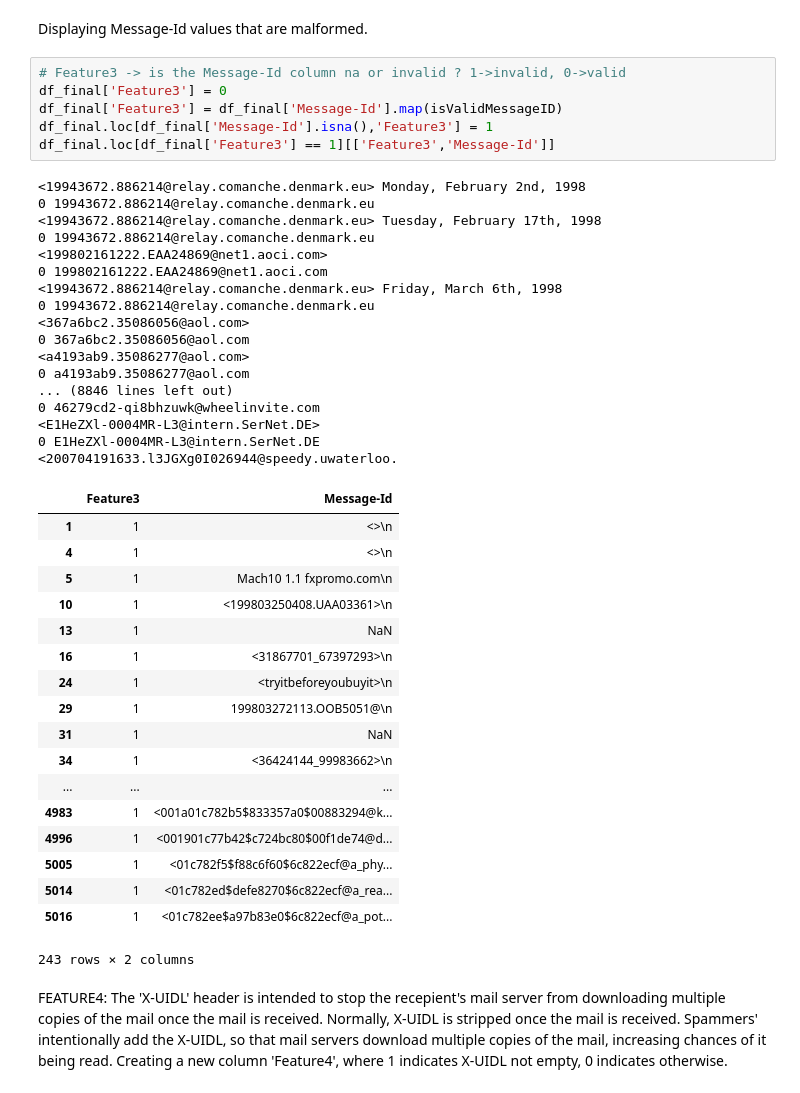
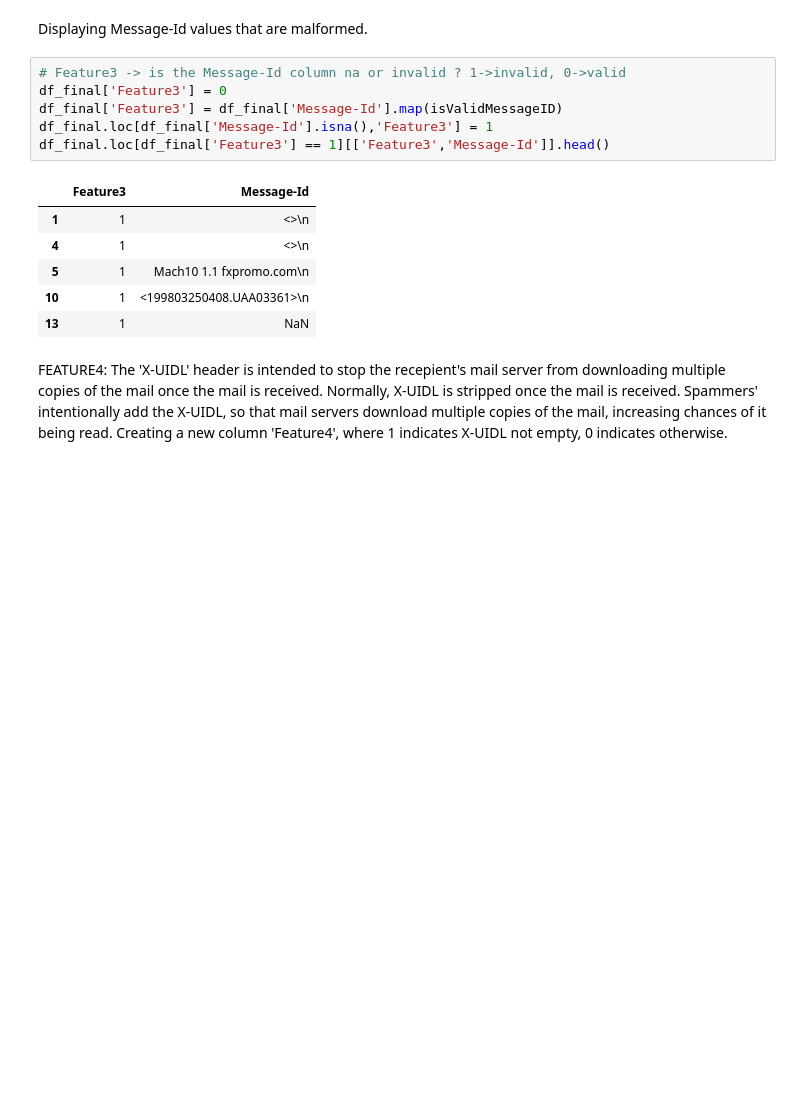
Before and after one commit to kunalchugh91/INFO6101-Spam-Classifier, a Jupyter notebook: Part_2_Exploratory_data_analysis.ipynb, the cells around one changed output. Saved outputs shown, nothing was run; the diff lists cells and outputs as text; blank space fills up the shorter version.

```diff
--- a/Part_2_Exploratory_data_analysis.ipynb
+++ b/Part_2_Exploratory_data_analysis.ipynb
@@ -294,45 +265,16 @@ Displaying Message-Id values that are malformed.
 # %%
 # Feature3 -> is the Message-Id column na or invalid ? 1->invalid, 0->valid
 df_final['Feature3'] = 0
 df_final['Feature3'] = df_final['Message-Id'].map(isValidMessageID)
 df_final.loc[df_final['Message-Id'].isna(),'Feature3'] = 1
-df_final.loc[df_final['Feature3'] == 1][['Feature3','Message-Id']]
+df_final.loc[df_final['Feature3'] == 1][['Feature3','Message-Id']].head()
 # %% [output]
-<19943672.886214@relay.comanche.denmark.eu> Monday, February 2nd, 1998
-0 19943672.886214@relay.comanche.denmark.eu
-<19943672.886214@relay.comanche.denmark.eu> Tuesday, February 17th, 1998
-0 19943672.886214@relay.comanche.denmark.eu
-<199802161222.EAA24869@net1.aoci.com>
-0 199802161222.EAA24869@net1.aoci.com
-<19943672.886214@relay.comanche.denmark.eu> Friday, March 6th, 1998
-0 19943672.886214@relay.comanche.denmark.eu
-<367a6bc2.35086056@aol.com>
-0 367a6bc2.35086056@aol.com
-<a4193ab9.35086277@aol.com>
-0 a4193ab9.35086277@aol.com
-... (8846 lines left out)
-0 46279cd2-qi8bhzuwk@wheelinvite.com
-<E1HeZXl-0004MR-L3@intern.SerNet.DE>
-0 E1HeZXl-0004MR-L3@intern.SerNet.DE
-<200704191633.l3JGXg0I026944@speedy.uwaterloo.
 |  | Feature3 | Message-Id |
 | 1 | 1 | <>\n |
 | 4 | 1 | <>\n |
 | 5 | 1 | Mach10 1.1 fxpromo.com\n |
 | 10 | 1 | <199803250408.UAA03361>\n |
 | 13 | 1 | NaN |
-| 16 | 1 | <31867701_67397293>\n |
-| 24 | 1 | <tryitbeforeyoubuyit>\n |
-| 29 | 1 | 199803272113.OOB5051@\n |
-| 31 | 1 | NaN |
-| 34 | 1 | <36424144_99983662>\n |
-| ... | ... | ... |
-| 4983 | 1 | <001a01c782b5$833357a0$00883294@k... |
-| 4996 | 1 | <001901c77b42$c724bc80$00f1de74@d... |
-| 5005 | 1 | <01c782f5$f88c6f60$6c822ecf@a_phy... |
-| 5014 | 1 | <01c782ed$defe8270$6c822ecf@a_rea... |
-| 5016 | 1 | <01c782ee$a97b83e0$6c822ecf@a_pot... |
-243 rows × 2 columns
 # %% [markdown]
 FEATURE4: The 'X-UIDL' header is intended to stop the recepient's mail server from downloading multiple copies of the mail once the mail is received. Normally, X-UIDL is stripped once the mail is received. Spammers' intentionally add the X-UIDL, so that mail servers download multiple copies of the mail, increasing chances of it being read. Creating a new column 'Feature4', where 1 indicates X-UIDL not empty, 0 indicates otherwise.
 # %% [markdown]
```
Also changed, not shown: parts of 5 cells of this notebook, 2 other files.
